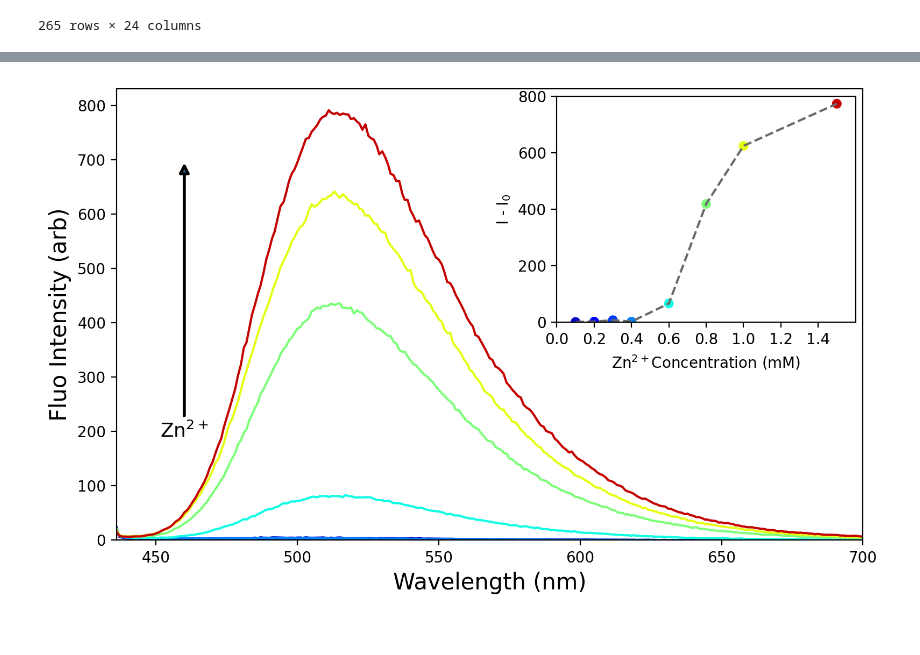
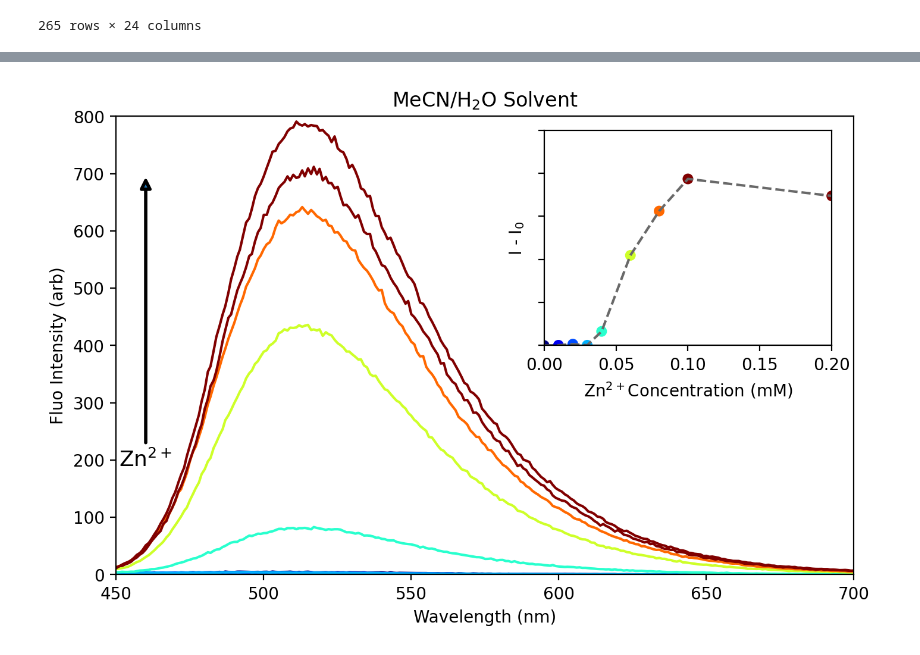
Before and after one commit to UTA-REST/HgMonsterPlots, a Jupyter notebook: Figure11.ipynb, the cells around one changed output, grey strips where cells are left out. Saved outputs shown, nothing was run; the diff lists cells and outputs as text; code cells hidden in the pictures.

```diff
--- a/Figure11.ipynb
+++ b/Figure11.ipynb
@@ -39,7 +39,7 @@ ys.append(list(dat['Gm']))
 ys.append(list(dat['Hm']))
 ys.append(list(dat['I']))
 
-Concs={'A':0.1,'Bm':0.2,'Cm':0.3,'Dm':0.4,'Em':0.6,'Fm':0.8,'Gm':1,'Hm':1.5,'I':2.0}
+Concs={'A':0,'Bm':0.01,'Cm':0.02,'Dm':0.03,'Em':0.04,'Fm':0.06,'Gm':0.08,'Hm':0.1,'I':0.2}
 
 Letters=['A','Bm','Cm','Dm','Em','Fm','Gm','Hm','I']
 # %%
@@ -58,75 +58,42 @@ InsetX
 # %%
 InsetX=[]
 InsetY=[]
 InsetCols=[]
 
 plt.figure(figsize=(8,5),dpi=200)
 for i in range(0,len(ys)):
     if(Concs[Letters[i]]<1.6):
-        col = plt.cm.jet(Concs[Letters[i]]/1.6)
+        col = plt.cm.jet(Concs[Letters[i]]/0.1)
         plt.plot(x,ys[i],color=col)
         InsetX.append(Concs[Letters[i]])
         InsetY.append(bs[i]-min(bs))
         InsetCols.append(col)
 
 
-
-pylab.ylim(0,)
-pylab.xlim(436,700)
-pylab.xlabel("Wavelength (nm)", fontsize=15)
-pylab.ylabel("Fluo Intensity (arb)",fontsize=15)
+plt.xlim(450,700)
+plt.ylim(0,800)
+pylab.xlabel("Wavelength (nm)")
+pylab.ylabel("Fluo Intensity (arb)")
 
 ax = plt.gcf().gca()
 ax.annotate('$\mathregular{Zn^{2+}}$',
             xy=(460, 700),
             xycoords='data',
             xytext=(460, 200),
             va='center',
             ha='center',
             fontsize=13,
             arrowprops={'arrowstyle': '-|>', 'lw': 2})
-#axins = inset_axes(ax, width=50, height=50)
+axins = ax.inset_axes(
+    [0.58, 0.5, 0.39, 0.47],
+    xlim=(0, 0.2), ylim=(0, 1e3),  yticklabels=[])
+#axins.loglog()
 #axins2 = inset_axes(ax, width="40%", height="50%", loc=1)
-#plt.scatter(a,c)
-
-#cubic_interpolation_model = interp1d(a, c, kind = "cubic")
-
-# Plotting the Graph
-#a_=np.linspace(a.min(), a.max(), 500)
-#c_=cubic_interpolation_model(a_)
-
-
-
-#plt.plot(a_, c_)
-#pylab.ylim(0,800)
-#pylab.xlim(0,22)
-#pylab.xticks(np.arange(0, 22, step=5))
-#pylab.xlabel("$\mathregular{Hg^{2+}}$Concentration ($\mu$M)", fontsize=15)
-#pylab.ylabel("I - $\mathregular{I_{0}}$ ",fontsize=15)
-axins2 = inset_axes(ax, width="40%", height="50%", loc=1)
-plt.scatter(InsetX,InsetY,c=InsetCols,s=30)
-plt.plot(np.sort(InsetX),np.array(InsetY)[np.argsort(InsetX)],'--',color='dimgrey')
-cubic_interpolation_model = interp1d(InsetX,InsetY, kind = "cubic")
-
-# Plotting the Graph
-a_=np.linspace(min(InsetX), max(InsetX), 500)
-c_=cubic_interpolation_model(a_)
-
-
-
-#plt.plot(a_, Fitfunc(a_,thecurve[0][0],thecurve[0][1]))
-pylab.ylim(0,800)
-pylab.xlim(0,1.6)
-plt.xticks(np.arange(0,1.6,0.2))
-#pylab.xticks(np.arange(0, 10, step=5))
-#plt.semilogx()
-pylab.xlabel("$\mathregular{Zn^{2+}}$Concentration (mM)")
-pylab.ylabel("I - $\mathregular{I_{0}}$ ")
-
-
-plt.tight_layout()
-plt.savefig('Figs/Fig11a.png',bbox_inches='tight')
-
+axins.scatter(InsetX,InsetY,c=InsetCols,s=30)
+axins.plot(np.sort(InsetX),np.array(InsetY)[np.argsort(InsetX)],'--',color='dimgrey')
+axins.set_xlabel("$\mathregular{Zn^{2+}}$Concentration (mM)")
+axins.set_ylabel("I - $\mathregular{I_{0}}$ ")
+plt.title("MeCN/H$_2$O Solvent")
 plt.show()
 # %% [output]
-[figure, old version]
+[figure, new version]
```
Also changed, not shown: parts of 3 cells of this notebook, 1 other file.
